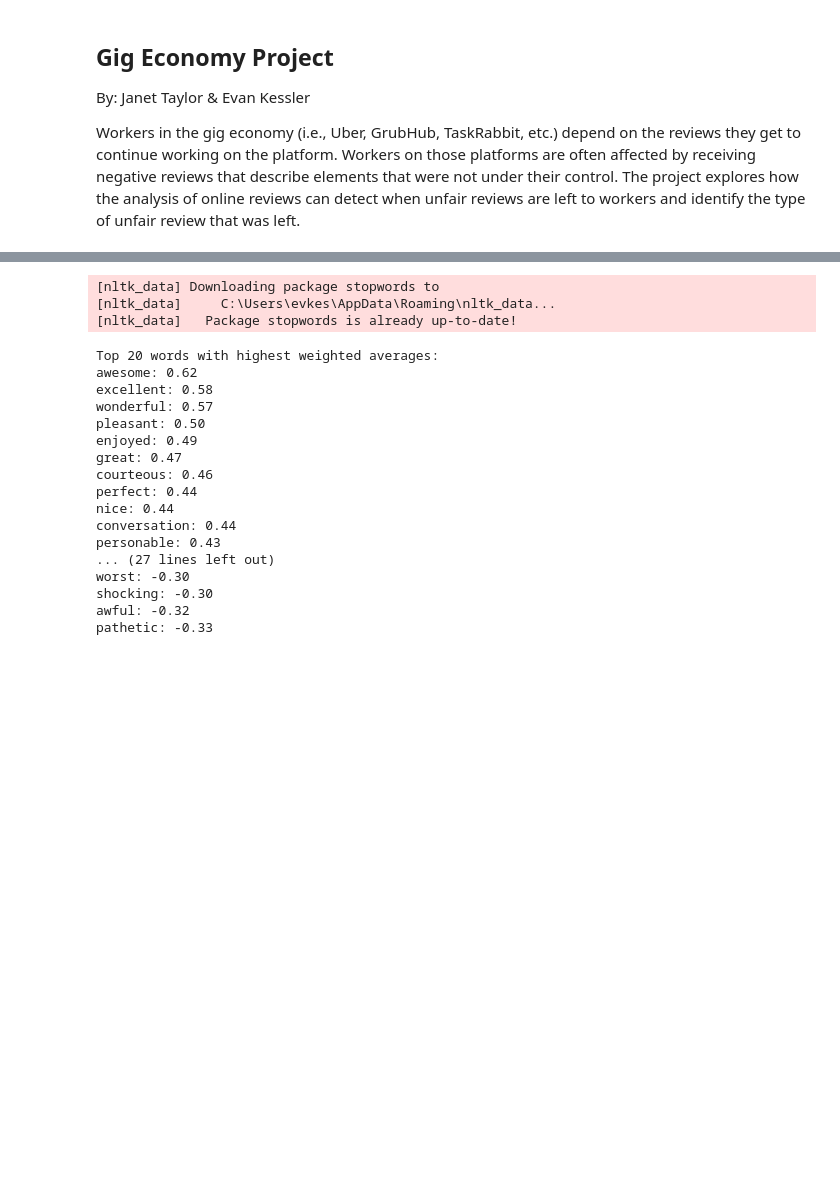
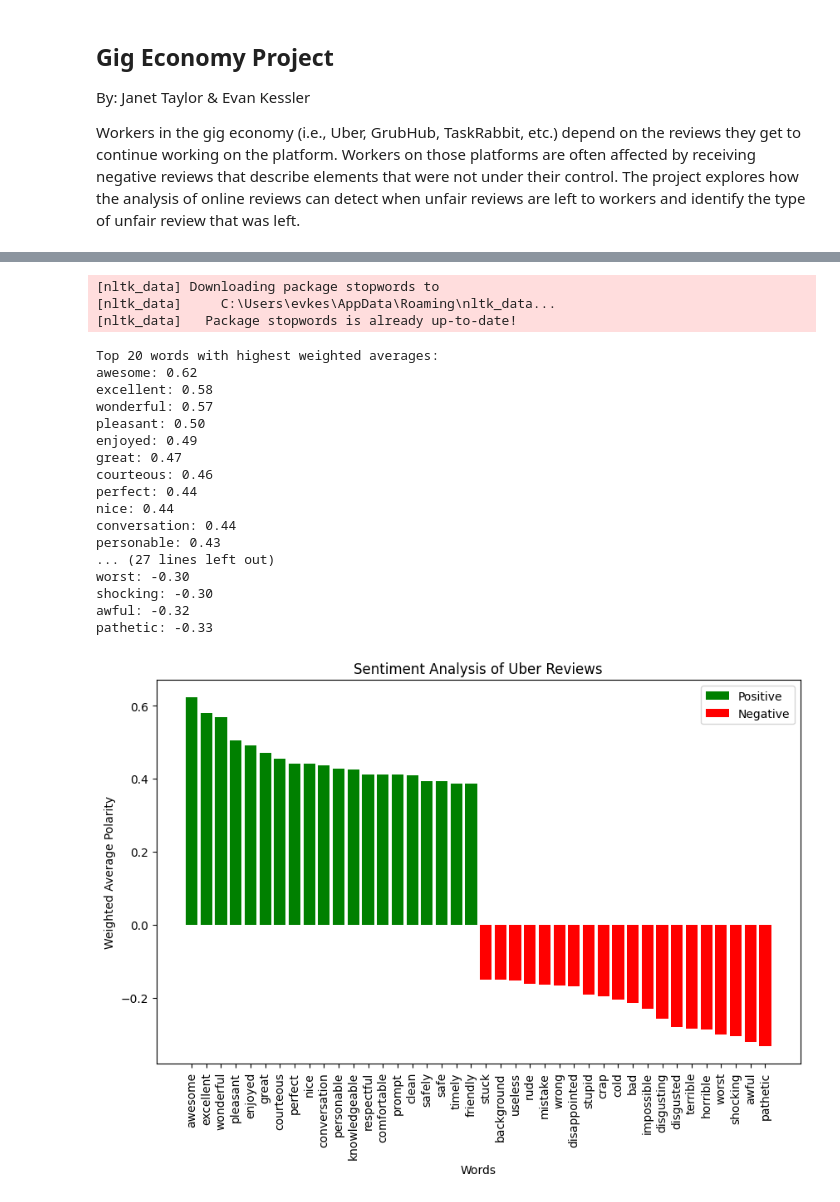
Before and after one commit to evkes/CPSC-4300-Gig-Economy, a Jupyter notebook: checkpoint2.ipynb, the cells around one changed output, grey strips where cells are left out. Cells and saved outputs as stored; diff of their text form; code cells hidden in the pictures; blank space fills up the shorter version.

Commit message:
Added a graphic of sentiment analysis

```diff
--- a/checkpoint2.ipynb
+++ b/checkpoint2.ipynb
@@ -72,30 +73,50 @@ top_words = [word for word, avg in sorted_words if avg > 0][:20]
 bottom_words = [word for word, avg in sorted_words if avg < 0][:20]
 
 print("Top 20 words with highest weighted averages:")
 for word, avg in sorted_words[:20]:
     print(f"{word}: {avg:.2f}")
 
 print("\nBottom 20 words with lowest weighted averages:")
 for word, avg in sorted_words[-20:]:
     print(f"{word}: {avg:.2f}")
+
+top_words = sorted_words[:20]
+bottom_words = sorted_words[-20:]
+
+top_words_list = [word for word, avg in top_words]
+top_sentiments_list = [avg for word, avg in top_words]
+bottom_words_list = [word for word, avg in bottom_words]
+bottom_sentiments_list = [avg for word, avg in bottom_words]
+
+# Create a bar chart with the top and bottom 20 words and their sentiment values
+plt.figure(figsize=(10, 6))
+plt.bar(top_words_list, top_sentiments_list, color='green')
+plt.bar(bottom_words_list, bottom_sentiments_list, color='red')
+plt.title("Sentiment Analysis of Uber Reviews")
+plt.xlabel("Words")
+plt.ylabel("Weighted Average Polarity")
+plt.xticks(rotation=90)
+plt.legend(["Positive", "Negative"])
+plt.show()
 # %% [output]
 [nltk_data] Downloading package stopwords to
 [nltk_data]     C:\Users\evkes\AppData\Roaming\nltk_data...
 [nltk_data]   Package stopwords is already up-to-date!
 Top 20 words with highest weighted averages:
 awesome: 0.62
 excellent: 0.58
 wonderful: 0.57
 pleasant: 0.50
 enjoyed: 0.49
 great: 0.47
 courteous: 0.46
 perfect: 0.44
 nice: 0.44
 conversation: 0.44
 personable: 0.43
 ... (27 lines left out)
 worst: -0.30
 shocking: -0.30
 awful: -0.32
 pathetic: -0.33
+[figure, added]
```
Also changed, not shown: parts of 1 cell of this notebook.
